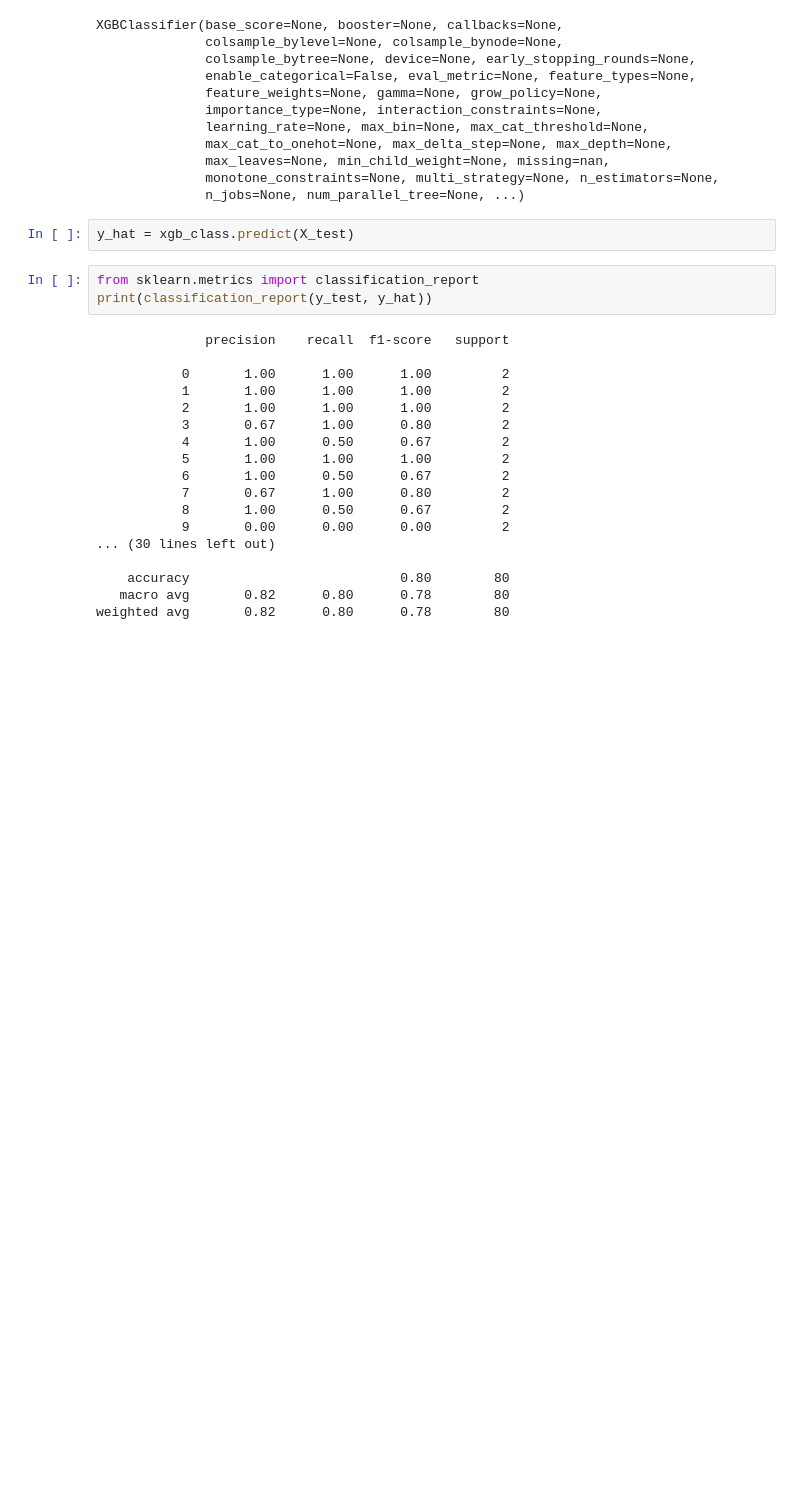
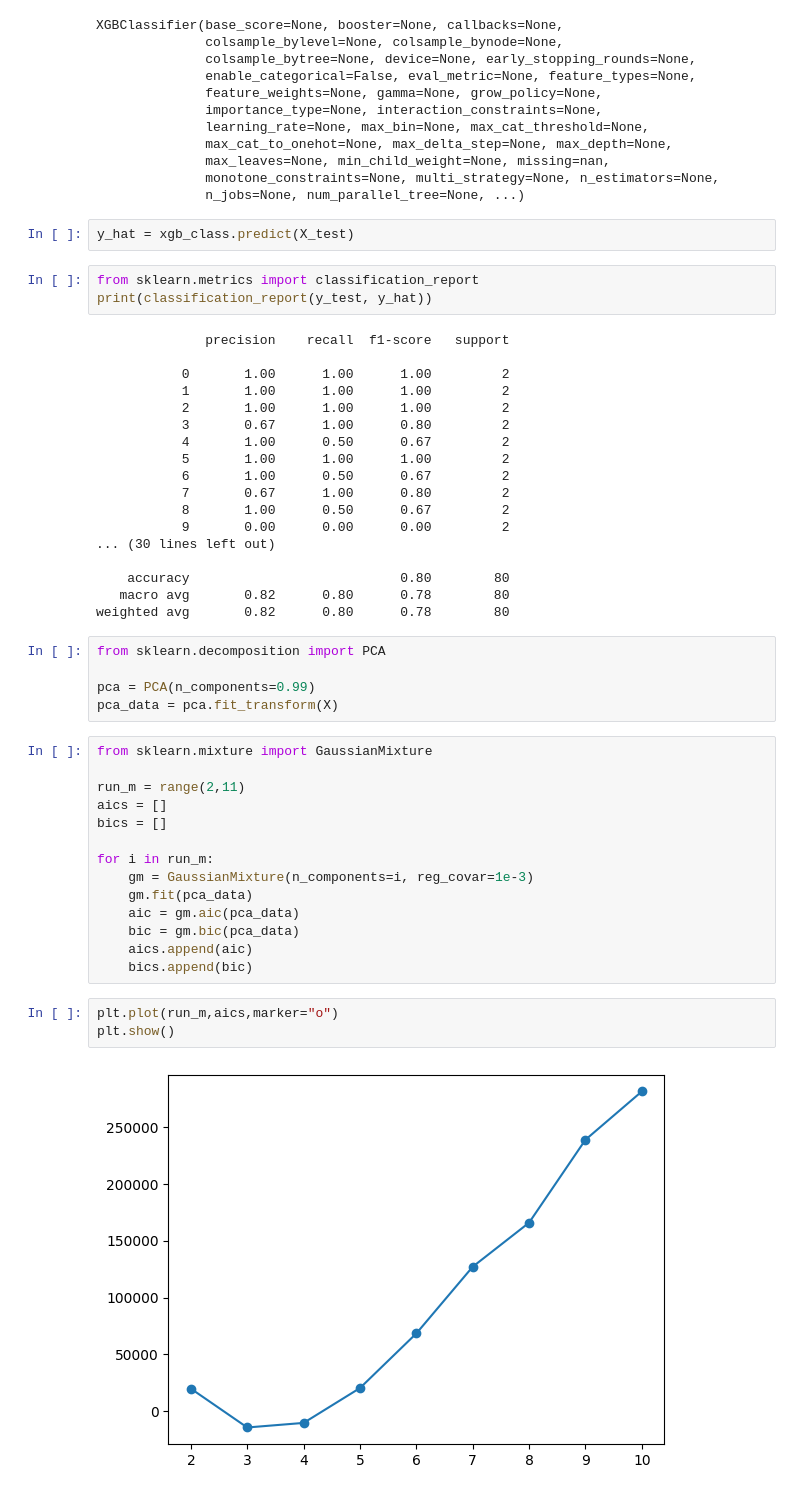
Before and after one commit to berkasin01/hands_on_ml, a Jupyter notebook: chapter_9/olivetti_exercise.ipynb, the cells around one changed output. Saved outputs shown, nothing was run; the diff lists cells and outputs as text; blank space fills up the shorter version.

```diff
--- a/chapter_9/olivetti_exercise.ipynb
+++ b/chapter_9/olivetti_exercise.ipynb
@@ -340,3 +340,27 @@ print(classification_report(y_test, y_hat))
     accuracy                           0.80        80
    macro avg       0.82      0.80      0.78        80
 weighted avg       0.82      0.80      0.78        80
+# %%
+from sklearn.decomposition import PCA
+
+pca = PCA(n_components=0.99)
+pca_data = pca.fit_transform(X)
+# %%
+from sklearn.mixture import GaussianMixture
+
+run_m = range(2,11)
+aics = []
+bics = []
+
+for i in run_m:
+    gm = GaussianMixture(n_components=i, reg_covar=1e-3)
+    gm.fit(pca_data)
+    aic = gm.aic(pca_data)
+    bic = gm.bic(pca_data)
+    aics.append(aic)
+    bics.append(bic)
+# %%
+plt.plot(run_m,aics,marker="o")
+plt.show()
+# %% [output]
+[figure, added]
```
Also changed, not shown: parts of 13 cells of this notebook.
